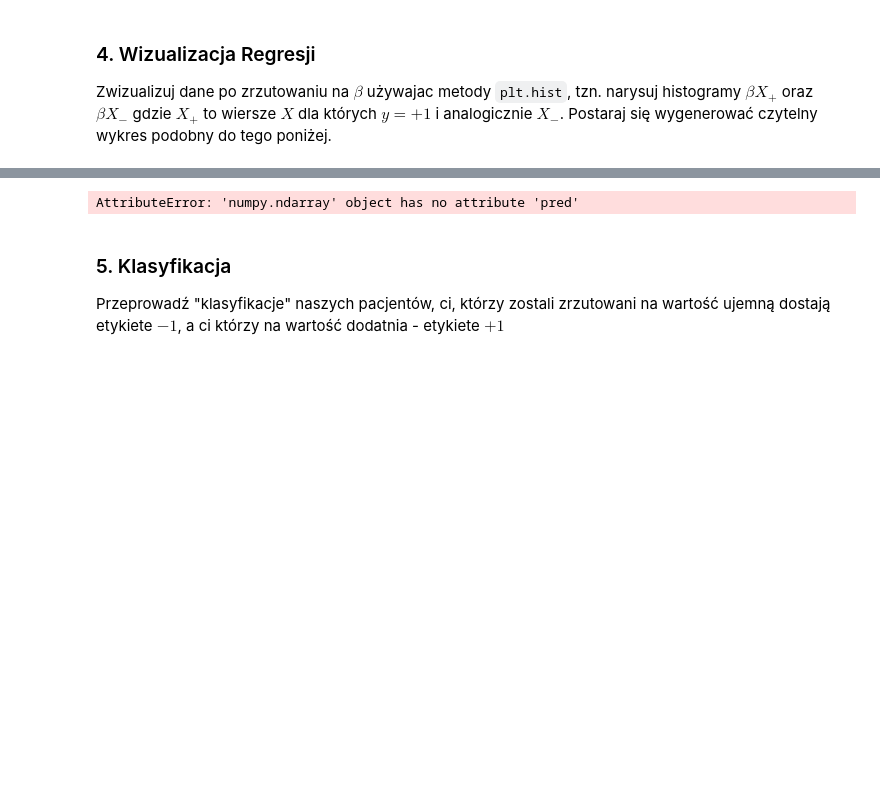
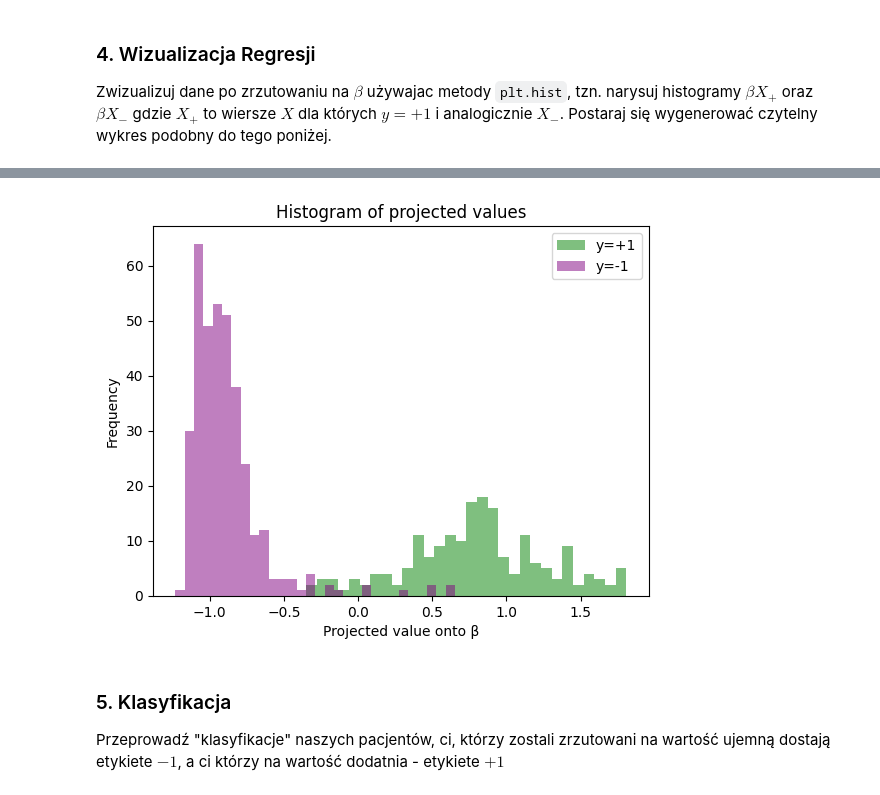
Before and after one commit to sit3kk/Effective_python_solutions, a Jupyter notebook: lab13.ipynb, the cells around one changed output, grey strips where cells are left out. Cells and saved outputs as stored; diff of their text form; code cells hidden in the pictures; blank space fills up the shorter version.

```diff
--- a/lab13.ipynb
+++ b/lab13.ipynb
@@ -77,24 +76,29 @@ Zwizualizuj dane po zrzutowaniu na $\beta$ używajac metody `plt.hist`, tzn. nar
 $\beta X_-$ gdzie $X_+$ to wiersze $X$ dla których $y=+1$ i analogicznie $X_-$. Postaraj się wygenerować czytelny wykres podobny do tego poniżej.
 # %% [markdown]
 <img src="lab13_files/lr1.png">
-# %%
-y_pred = model.predict(X_test)
-
-y_pred_class_1 = y.pred[y_test == 1]
-y_pred_min_1 = y.pred[y_test == -1]
-
-plt.hist(y_pred_class_1, bins=20, alpha=0.5, label='class 1')
-plt.hist(y_pred_min_1, bins=20, alpha=0.5, label='class -1')
-
-
-plt.xlabel('Predicted value')
-plt.ylabel('Frequency')
-plt.title('Histogram of predicted values')
-plt.legend()
-
-plt.show()
-# %% [output]
-AttributeError: 'numpy.ndarray' object has no attribute 'pred'
+# %%
+beta = model.coef_  # Coefficients from the linear model
+intercept = model.intercept_  # Intercept from the linear model
+
+# Projecting X onto β
+# If X does not include an intercept term, add it
+X_with_intercept = np.hstack([np.ones((X.shape[0], 1)), X])
+projected_X = np.dot(X_with_intercept, np.hstack([intercept, beta]))
+
+# Separating the projected values based on the target y
+projected_X_positive = projected_X[y == 1]
+projected_X_negative = projected_X[y == -1]
+
+# Plotting histograms
+plt.hist(projected_X_positive, bins=30, alpha=0.5, label='y=+1', color='green')
+plt.hist(projected_X_negative, bins=30, alpha=0.5, label='y=-1', color='purple')
+plt.legend()
+plt.xlabel('Projected value onto β')
+plt.ylabel('Frequency')
+plt.title('Histogram of projected values')
+plt.show()
+# %% [output]
+[figure, added]
 # %% [markdown]
 ### 5. Klasyfikacja
 
```
Also changed, not shown: parts of 6 cells of this notebook.
